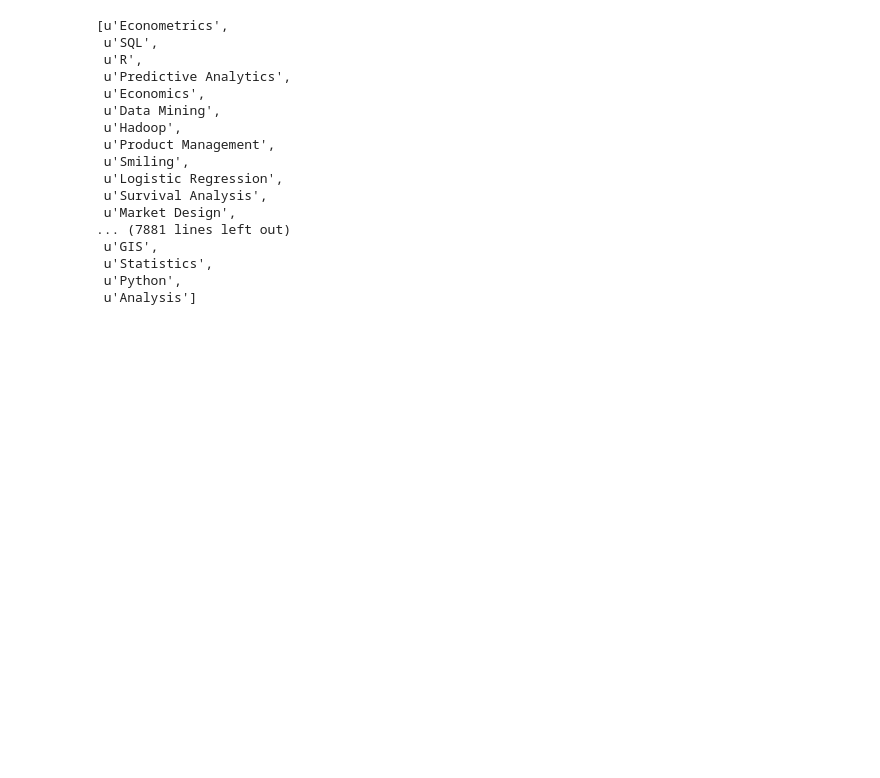
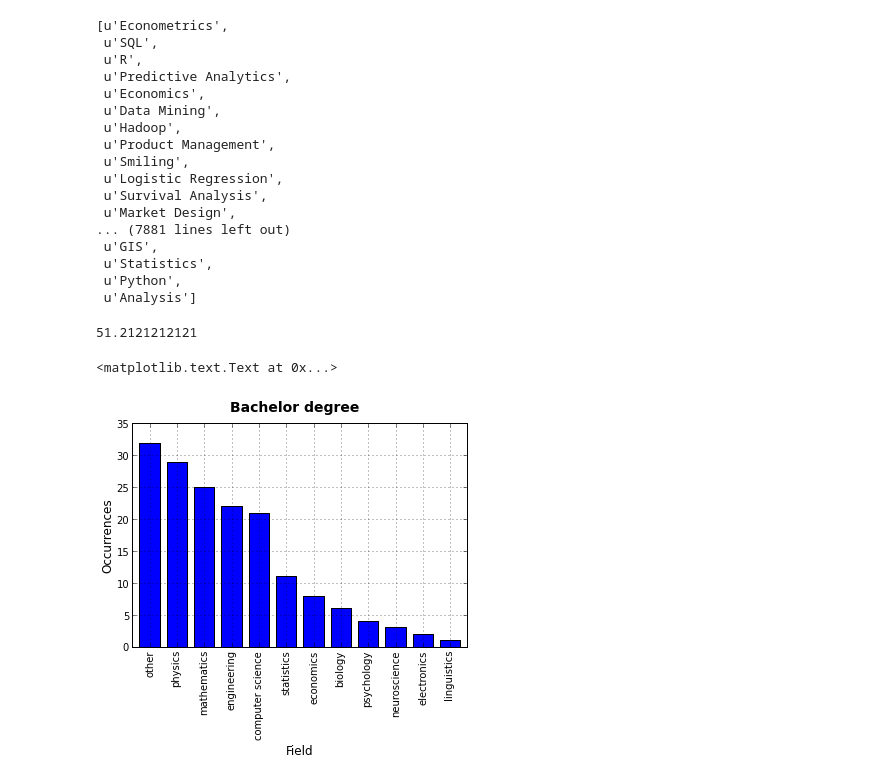
Before and after one commit to carlotorniai/Zproject, a Jupyter notebook: Story so far.ipynb, the cells around one changed output. Drawn from its saved outputs; the diff is of its cells as text; code cells hidden in the pictures; blank space fills up the shorter version.

```diff
--- a/Story so far.ipynb
+++ b/Story so far.ipynb
@@ -241,0 +244,24 @@ Let's build a Pandas matrix eith those.
+# %%
+import matplotlib.pyplot as plt
+import numpy as np
+tot_profiles =  330
+non_bc = df.bc_1.value_counts()[0]
+percentage_bc = ((tot_profiles - non_bc) * 100.0 )/ tot_profiles
+print percentage_bc
+plt.figure()
+process_bc1 = df.bc_1
+filtered_values = df.bc_1[df.bc_1 > 0]
+bc_new_values = filtered_values.replace(1, 'other')
+bc_new_values
+# Change the values of the columsn
+%matplotlib inline
+bc_new_values.value_counts().plot(kind='bar')
+plt.ylabel('Occurrences', fontsize=12)
+plt.xlabel('Field', fontsize=12)
+plt.suptitle('Bachelor degree', fontweight='bold', fontsize=14);
+# plt.text(7, 30,  '%.2f %% Has a Bachelor' %(percentage_bc), style='italic',
+#        box={'facecolor':'red', 'alpha':0.5, 'pad':10})
+# %% [output]
+51.2121212121
+<matplotlib.text.Text at 0x...>
+[figure, added]
```
Also changed, not shown: parts of 7 cells of this notebook, 4 other files.
